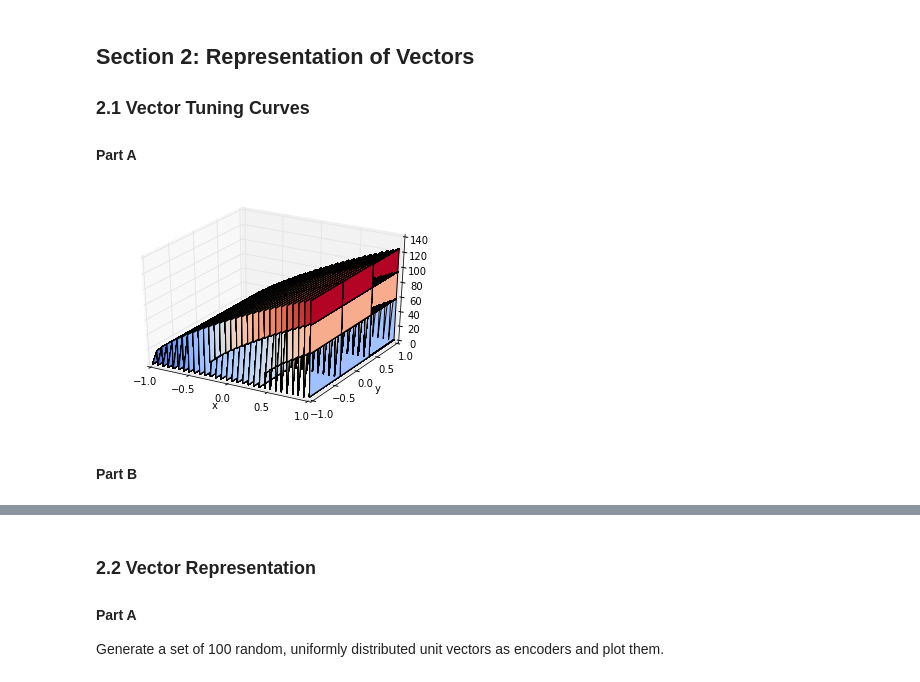
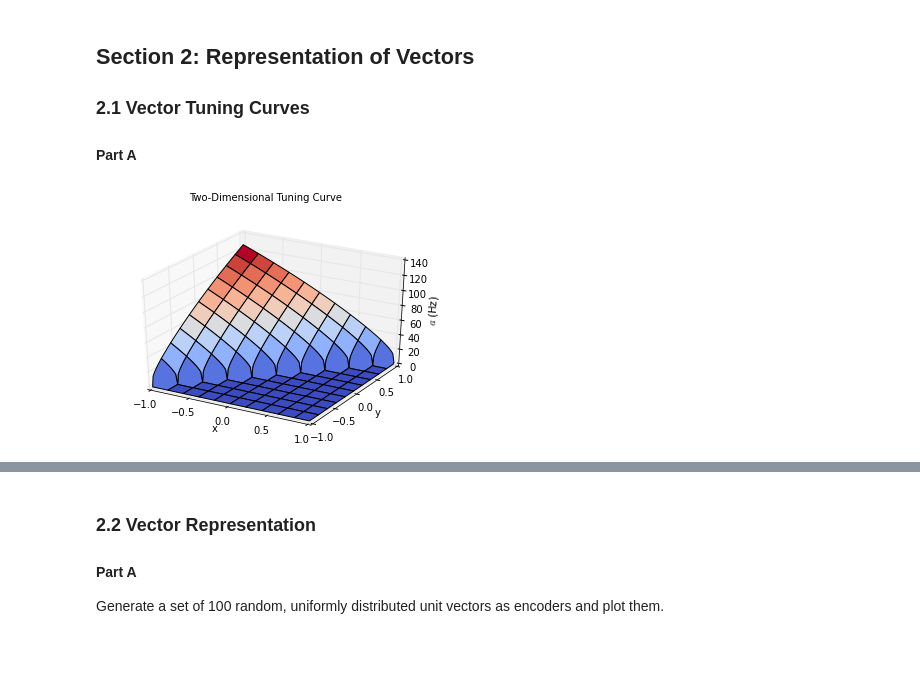
Before and after one commit to Kanaderu/neural-eng, a Jupyter notebook: assignments/assignment-1.ipynb, the cells around one changed output, grey strips where cells are left out. Drawn from its saved outputs; the diff is of its cells as text; code cells hidden in the pictures; blank space fills up the shorter version.

```diff
--- a/assignments/assignment-1.ipynb
+++ b/assignments/assignment-1.ipynb
@@ -251,12 +249,11 @@ for stddev_factor in stddev_factor_set:
             A = np.transpose(rates)
             stddev_noise = stddev_factor*np.amax(A)
 
-            # TODO: Fix this to calculate noise correctly
             gauss_noise = np.random.normal(scale=stddev_noise,size=np.shape(A))
-            A = A + gauss_noise
+            A_noisy = A + gauss_noise
 
-            gamma = np.dot(np.transpose(A),A)/S + stddev_noise*np.identity(A.shape[1])
-            upsilon = np.dot(np.transpose(A),x)/S
+            gamma = np.dot(np.transpose(A_noisy),A_noisy)/S + stddev_noise*np.identity(A.shape[1])
+            upsilon = np.dot(np.transpose(A_noisy),x)/S
             decoders = np.dot(np.linalg.inv(gamma),upsilon)
             x_approx = np.dot(A,decoders)
             error_dist += sum(np.power(x - x_approx,2))/S
@@ -266,7 +263,6 @@ for stddev_factor in stddev_factor_set:
         error_dist_set.append(error_dist/num_runs)
         error_noise_set.append(error_noise/num_runs)
 
-    # TODO: Make subplot to fit these together
     fig = figure()
     suptitle('Log-Log Plot of Neuron Number versus Distortion Error with Noise Std Dev Factor of {SD}'.format(SD=stddev_factor))
     ax = fig.add_subplot(1,1,1)
@@ -461,39 +456,40 @@ class TwoDimLIFNeuron:
         self.j_bias = 1 - self.alpha*np.vdot(self.enc,x_int)
 
     def print_vars(self):
         print(self.__dict__)
 
     def rates(self, x):
         rates = []
         for pos in x:
             rate = 0
             J = self.alpha*np.vdot(pos,self.enc)+self.j_bias
             if J > 1:
                 rate = 1/(self.tau_ref - self.tau_rc*np.log(1 - 1/J))
             rates.append(rate)
         return rates
 
 from mpl_toolkits.mplot3d import Axes3D
 
 angle = -np.pi/4
 neuron = TwoDimLIFNeuron(enc_angle=angle)
+size = 100
+x,y = np.linspace(-1,1,size), np.linspace(-1,1,size)
+x,y = np.meshgrid(x,y)
 
 points = []
-for i in np.linspace(-1,1,30):
-    for j in np.linspace(-1,1,30):
-        points.append([i,j])
-
+for i in range(len(x)):
+    for j in range(len(x)):
+        points.append([x[j][i],y[j][i]])
 rates = neuron.rates(points)
-x,y = zip(*points)
-x,y = np.meshgrid(x,y)
+rates = np.reshape(rates,(size,size))
 
 figure()
 ax = plt.gca(projection='3d')
+suptitle('Two-Dimensional Tuning Curve')
 xlabel('x')
 ylabel('y')
+ax.set_zlabel('$a$ (Hz)')
 surf = ax.plot_surface(X=x,Y=y,Z=rates,cmap=mp.cm.coolwarm)
 show()
 # %% [output]
-[figure, old version]
+[figure, new version]
-# %% [markdown]
-#### Part B
```
Also changed, not shown: parts of 17 cells of this notebook.
